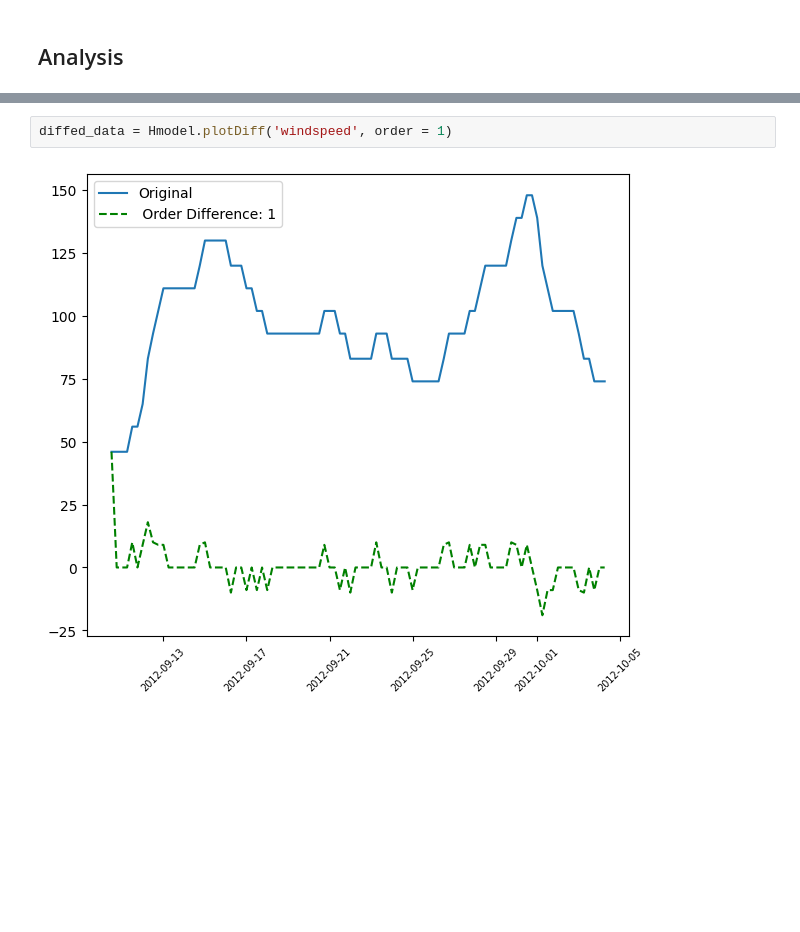
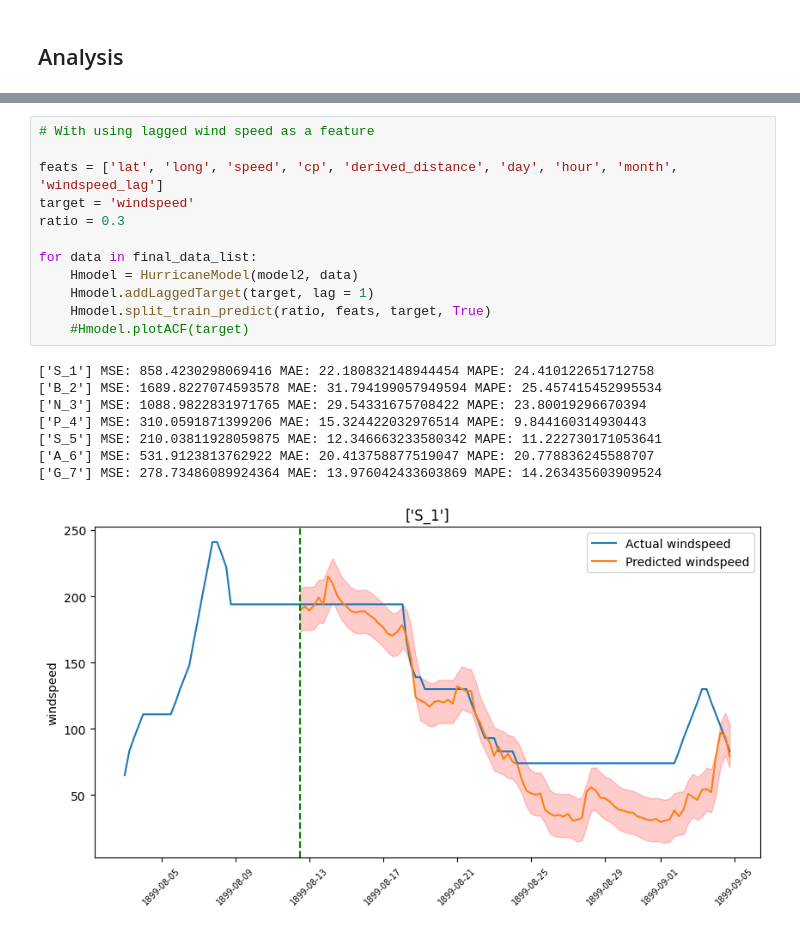
Before and after one commit to luoj21/hurricaneProj, a Jupyter notebook: matToPy.ipynb, the cells around one changed output, grey strips where cells are left out. Saved outputs shown, nothing was run; the diff lists cells and outputs as text; blank space fills up the shorter version.

```diff
--- a/matToPy.ipynb
+++ b/matToPy.ipynb
@@ -122,4 +145,21 @@ for data in final_data_list:
-# %%
-diffed_data = Hmodel.plotDiff('windspeed', order = 1)
-# %% [output]
-[figure, removed]
+# %%
+# With using lagged wind speed as a feature
+
+feats = ['lat', 'long', 'speed', 'cp', 'derived_distance', 'day', 'hour', 'month', 'windspeed_lag']
+target = 'windspeed'
+ratio = 0.3
+
+for data in final_data_list:
+    Hmodel = HurricaneModel(model2, data)
+    Hmodel.addLaggedTarget(target, lag = 1)
+    Hmodel.split_train_predict(ratio, feats, target, True)
+    #Hmodel.plotACF(target)
+# %% [output]
+['S_1'] MSE: 858.4230298069416 MAE: 22.180832148944454 MAPE: 24.410122651712758
+['B_2'] MSE: 1689.8227074593578 MAE: 31.794199057949594 MAPE: 25.457415452995534
+['N_3'] MSE: 1088.9822831971765 MAE: 29.54331675708422 MAPE: 23.80019296670394
+['P_4'] MSE: 310.0591871399206 MAE: 15.324422032976514 MAPE: 9.844160314930443
+['S_5'] MSE: 210.03811928059875 MAE: 12.346663233580342 MAPE: 11.222730171053641
+['A_6'] MSE: 531.9123813762922 MAE: 20.413758877519047 MAPE: 20.778836245588707
+['G_7'] MSE: 278.73486089924364 MAE: 13.976042433603869 MAPE: 14.263435603909524
+[figure, added]
```
Also changed, not shown: parts of 5 cells of this notebook, 8 other files.
